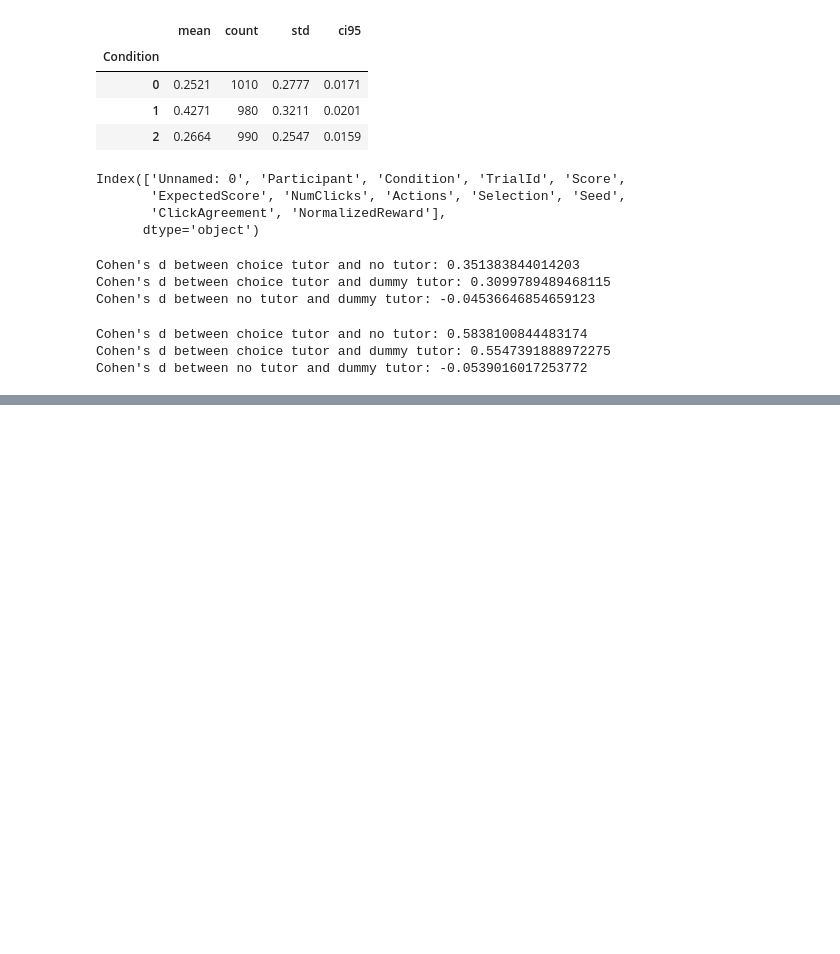
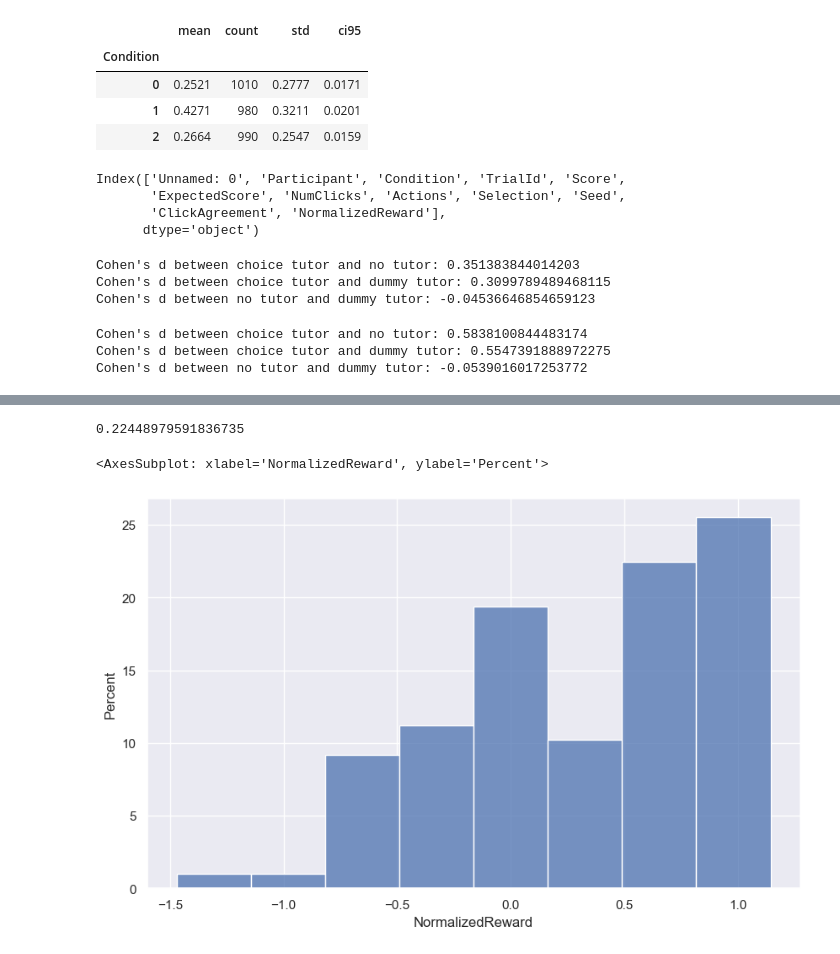
Before and after one commit to lovis-heindrich/MGPS-project-selection, a Jupyter notebook: analysis-5.ipynb, the cells around one changed output, grey strips where cells are left out. Cells and saved outputs as stored; diff of their text form; code cells hidden in the pictures; blank space fills up the shorter version.

Commit message:
mgps reward

```diff
--- a/analysis-5.ipynb
+++ b/analysis-5.ipynb
@@ -459,0 +512,10 @@ Cohen's d between no tutor and dummy tutor: -0.0539016017253772
+# %%
+mgps_tutor_mean = df[df["Condition"]==1].groupby("Participant").mean()["NormalizedReward"]
+print(np.mean(mgps_tutor_mean > 0.9))
+# %% [output]
+0.22448979591836735
+# %%
+sns.histplot(mgps_tutor_mean, stat="percent")
+# %% [output]
+<AxesSubplot: xlabel='NormalizedReward', ylabel='Percent'>
+[figure, added]
```
Also changed, not shown: parts of 6 cells of this notebook.
